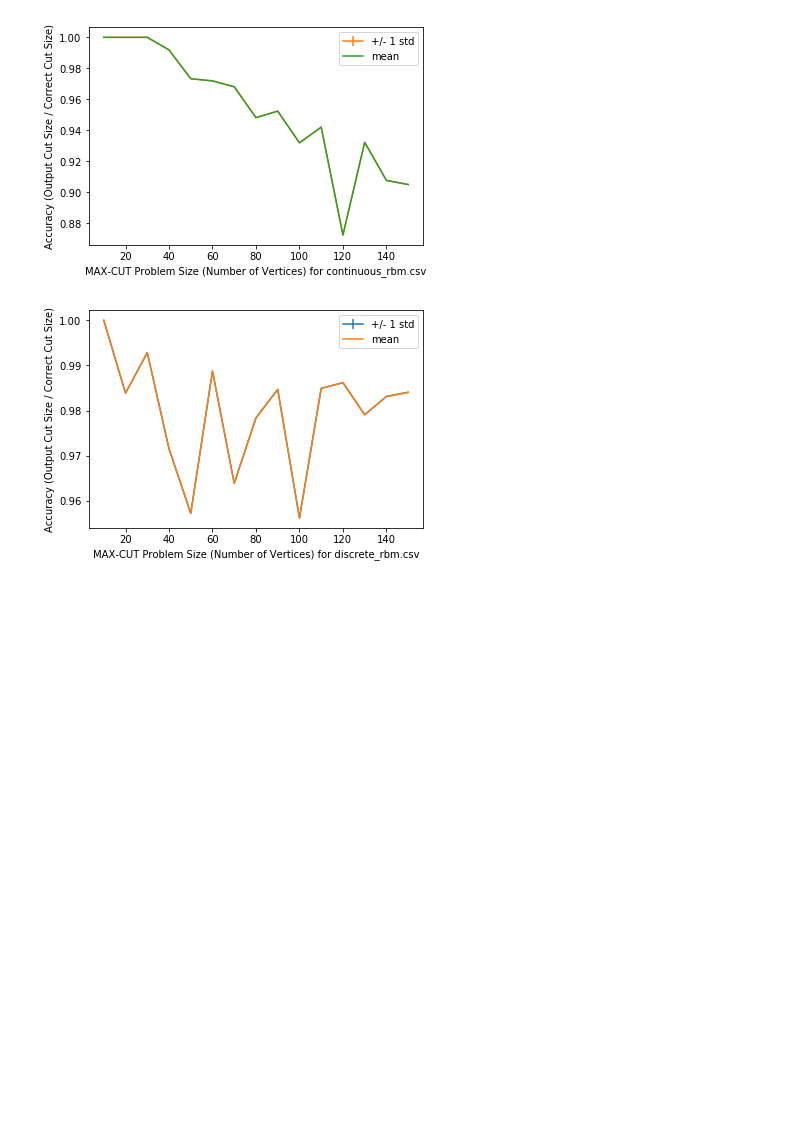
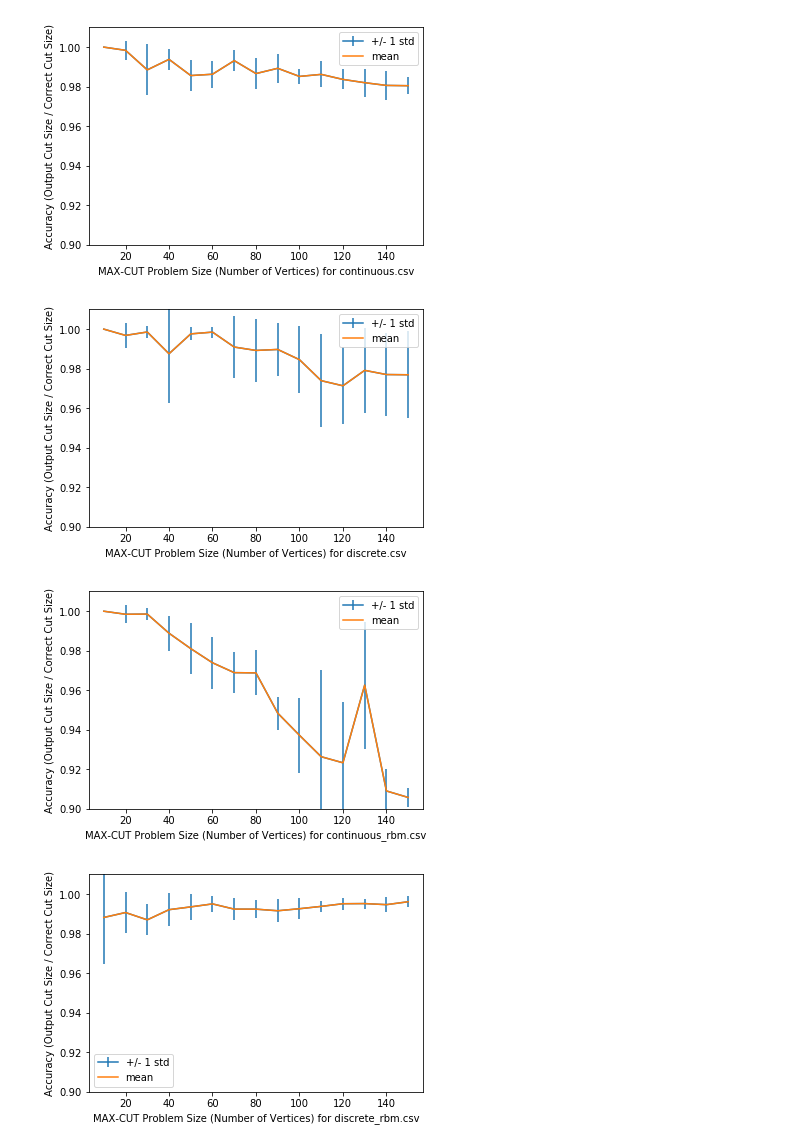
Before and after one commit to lili-chen/ising-optimization-rbm, a Jupyter notebook: read_monte_carlo_from_csv.ipynb, the cells around one changed output. Saved outputs shown, nothing was run; the diff lists cells and outputs as text; code cells hidden in the pictures; blank space fills up the shorter version.

Commit message:
plots from presentation

```diff
--- a/read_monte_carlo_from_csv.ipynb
+++ b/read_monte_carlo_from_csv.ipynb
@@ -4,23 +4,29 @@ import random
 import matplotlib.pyplot as plt
 import csv
 # %%
-# csv_names = ['continuous.csv', 'discrete.csv', 'continuous_rbm.csv', 'discrete_rbm.csv']
-csv_names = ['continuous_rbm.csv', 'discrete_rbm.csv']
+csv_names = ['continuous.csv', 'discrete.csv', 'continuous_rbm.csv', 'discrete_rbm.csv']
 for csv_name in csv_names:
     data = []
     with open('maxcut/' + csv_name, newline='') as csvfile:
         reader1 = csv.reader(csvfile, delimiter=' ', quotechar='|')
         for row in reader1:
             temp = [float(i) for i in row]
+            while len(temp[1:]) < 10:
+                temp[1:] += [np.mean(temp[1:])]
             data += [temp[1:]]
     stds = np.std(data, axis=1)
     means = np.mean(data, axis=1)
     plt.errorbar(np.arange(10, 160, 10), means, stds, label='+/- 1 std')
     plt.errorbar(np.arange(10, 160, 10), means, label='mean')
+    axes = plt.gca()
+    # axes.set_xlim([xmin,xmax])
+    axes.set_ylim([0.9,1.01])
     plt.legend()
     plt.xlabel("MAX-CUT Problem Size (Number of Vertices) for " + csv_name)
     plt.ylabel("Accuracy (Output Cut Size / Correct Cut Size)")
     plt.show()
 # %% [output]
-[figure, old version]
+[figure, new version]
-[figure, old version]
+[figure, new version]
+[figure, added]
+[figure, added]
```
Also changed, not shown: 12 other files.
